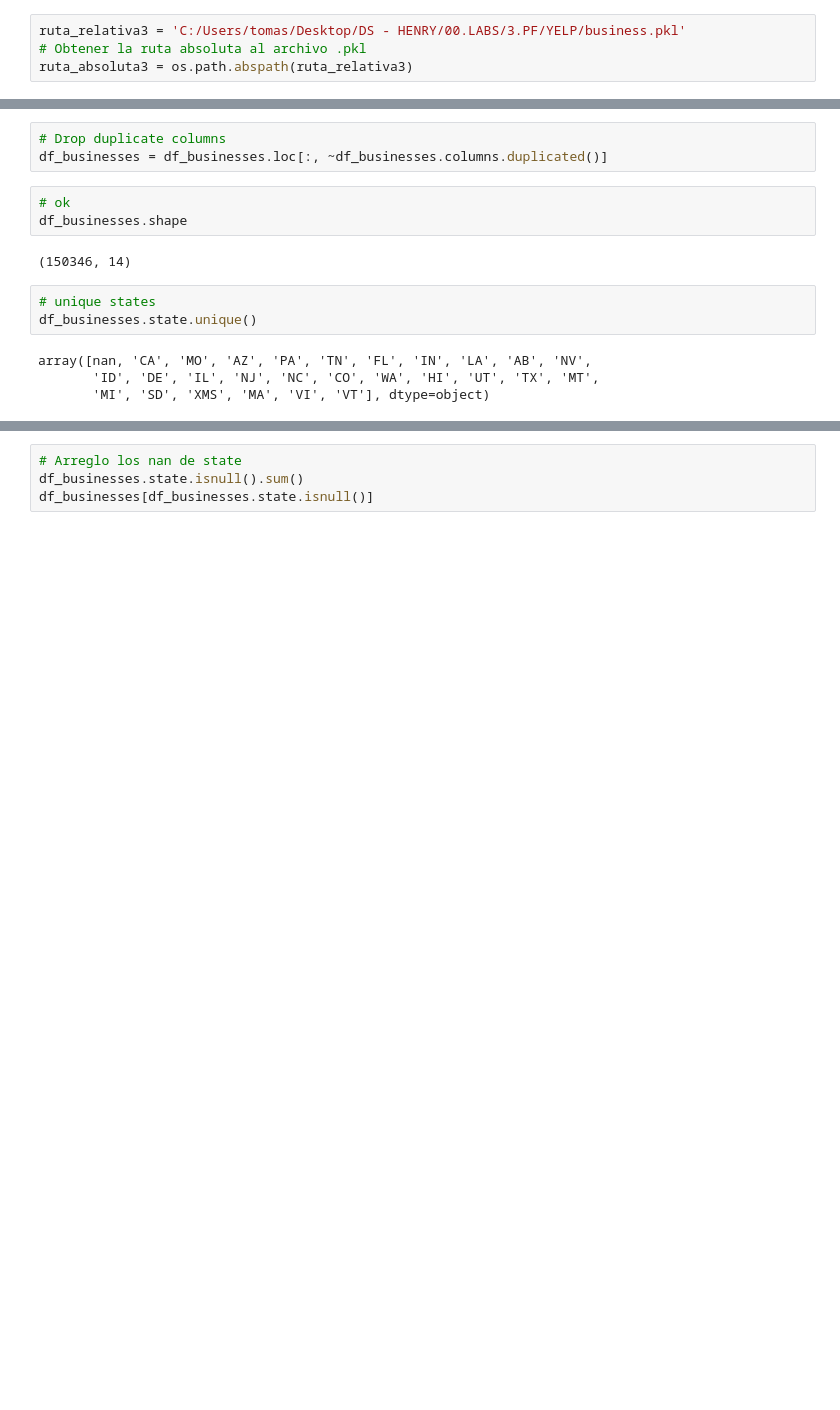
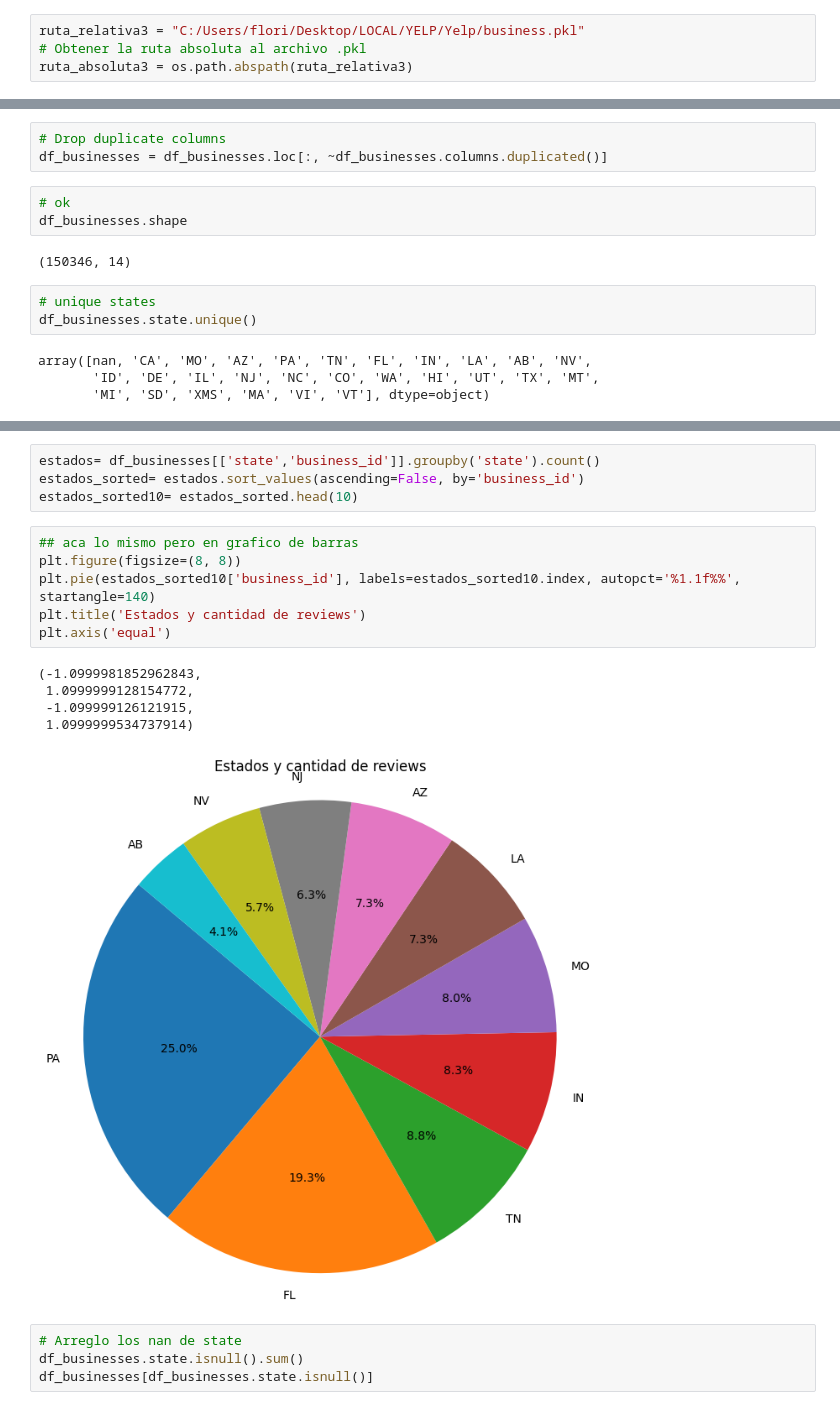
Before and after one commit to Constanzafl/Proyecto_Final, a Jupyter notebook: Sprint 2/EDA/EDAyelp.ipynb, the cells around one changed output, grey strips where cells are left out. Saved outputs shown, nothing was run; the diff lists cells and outputs as text; blank space fills up the shorter version.

```diff
--- a/Sprint 2/EDA/EDAyelp.ipynb
+++ b/Sprint 2/EDA/EDAyelp.ipynb
@@ -291,7 +289,7 @@ Name: text, dtype: object
 # %% [markdown]
 # Yelp - Archivo businesses
 # %%
-ruta_relativa3 = 'C:/Users/tomas/Desktop/DS - HENRY/00.LABS/3.PF/YELP/business.pkl'
+ruta_relativa3 = "C:/Users/flori/Desktop/LOCAL/YELP/Yelp/business.pkl"
 # Obtener la ruta absoluta al archivo .pkl
 ruta_absoluta3 = os.path.abspath(ruta_relativa3)
 # %%
@@ -392,3 +362,19 @@ Name: state, dtype: int64
+# %%
+estados= df_businesses[['state','business_id']].groupby('state').count()
+estados_sorted= estados.sort_values(ascending=False, by='business_id')
+estados_sorted10= estados_sorted.head(10)
+# %%
+## aca lo mismo pero en grafico de barras
+plt.figure(figsize=(8, 8))
+plt.pie(estados_sorted10['business_id'], labels=estados_sorted10.index, autopct='%1.1f%%', startangle=140)
+plt.title('Estados y cantidad de reviews')
+plt.axis('equal')
+# %% [output]
+(-1.0999981852962843,
+ 1.0999999128154772,
+ -1.099999126121915,
+ 1.0999999534737914)
+[figure, added]
 # %%
 # Arreglo los nan de state
 df_businesses.state.isnull().sum()
```
Also changed, not shown: parts of 14 cells of this notebook.
